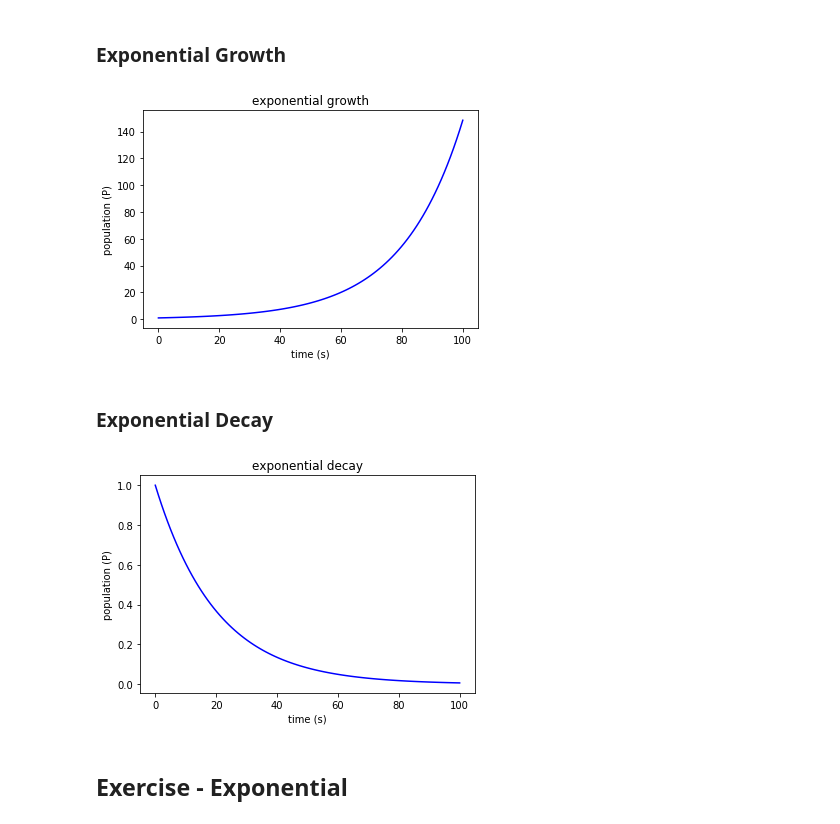
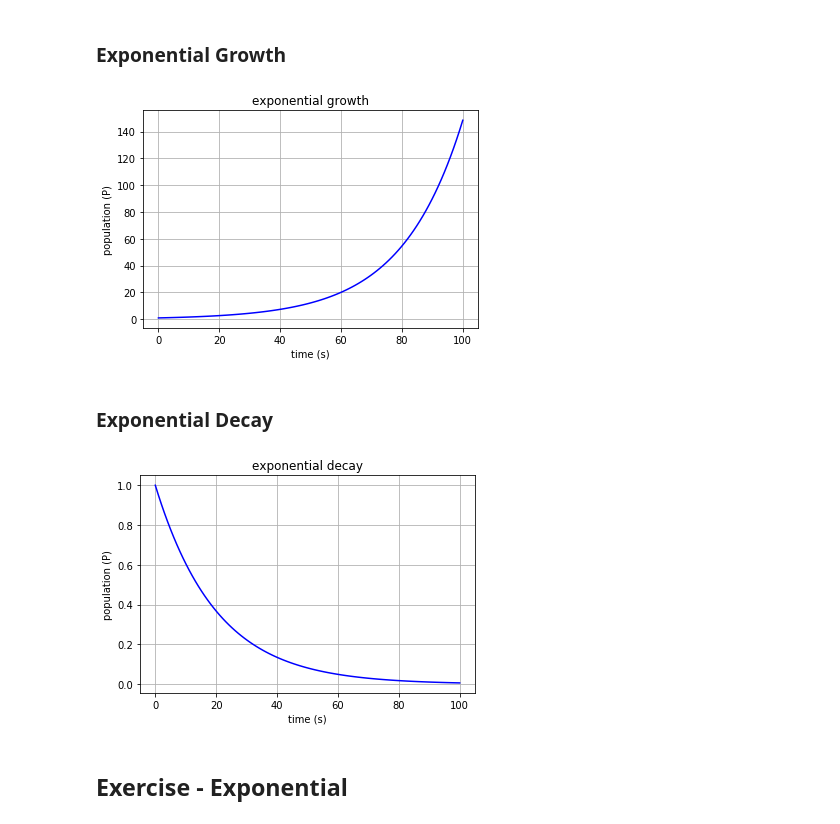
Before and after one commit to atitus/STLinATL, a Jupyter notebook: workshop2/04-plot-functions/04-plot-functions.ipynb, the cells around one changed output. Cells and saved outputs as stored; diff of their text form; code cells hidden in the pictures.

```diff
--- a/workshop2/04-plot-functions/04-plot-functions.ipynb
+++ b/workshop2/04-plot-functions/04-plot-functions.ipynb
@@ -153,19 +156,20 @@ Use the numpy function `np.exp(x)` to compute the natural number $e$ raised to a
 # %%
 # Create an array for P
 tdata = np.linspace(0,100,100)
 P_0 = 1
 r = 0.05
 Pdata = P_0*np.exp(r*tdata)
 
 # Plot the P array vs. the t array
 fig = plt.figure()
 plt.title('exponential growth')
 plt.xlabel('time (s)')
 plt.ylabel('population (P)')
+plt.grid(which='both', axis='both')
 plt.plot(tdata,Pdata,'b-')
 plt.show()
 # %% [output]
-[figure, old version]
+[figure, new version]
 # %% [markdown]
 ### Exponential Decay
 # %%
@@ -180,10 +184,11 @@ fig = plt.figure()
 plt.title('exponential decay')
 plt.xlabel('time (s)')
 plt.ylabel('population (P)')
+plt.grid(which='both', axis='both')
 plt.plot(tdata,Pdata,'b-')
 plt.show()
 # %% [output]
-[figure, old version]
+[figure, new version]
 # %% [markdown]
 ## Exercise - Exponential
 # %% [markdown]
```
Also changed, not shown: parts of 5 cells of this notebook, 13 other files.
